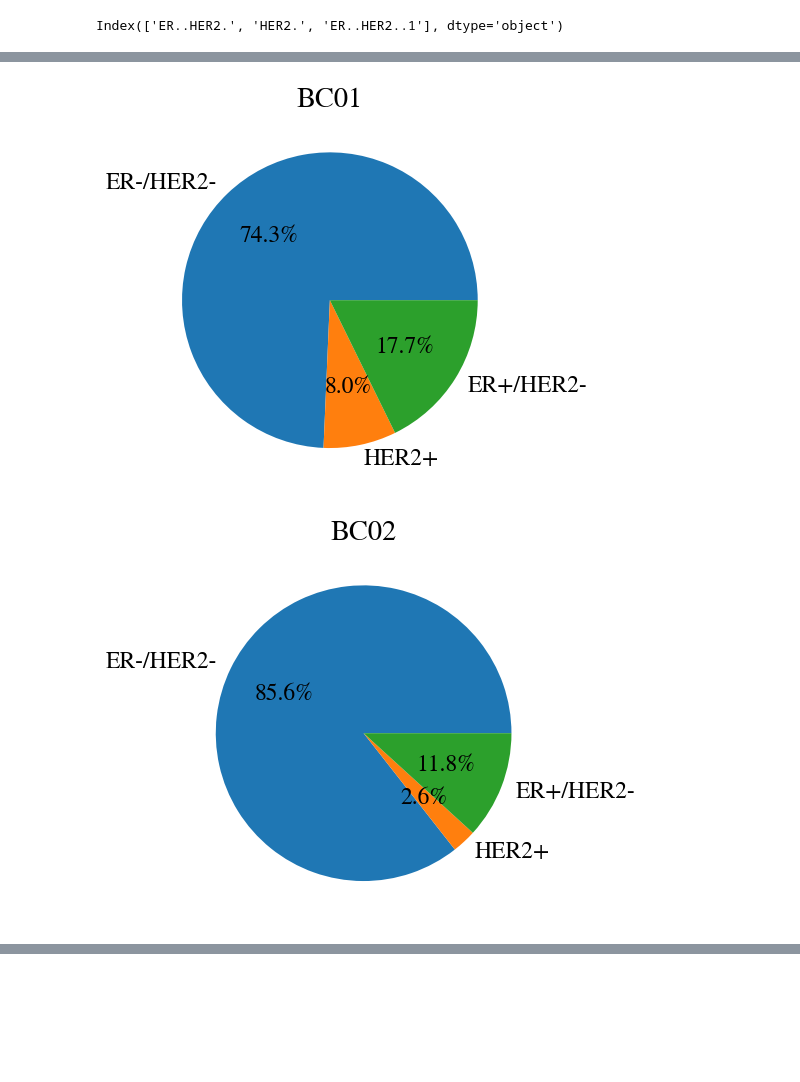
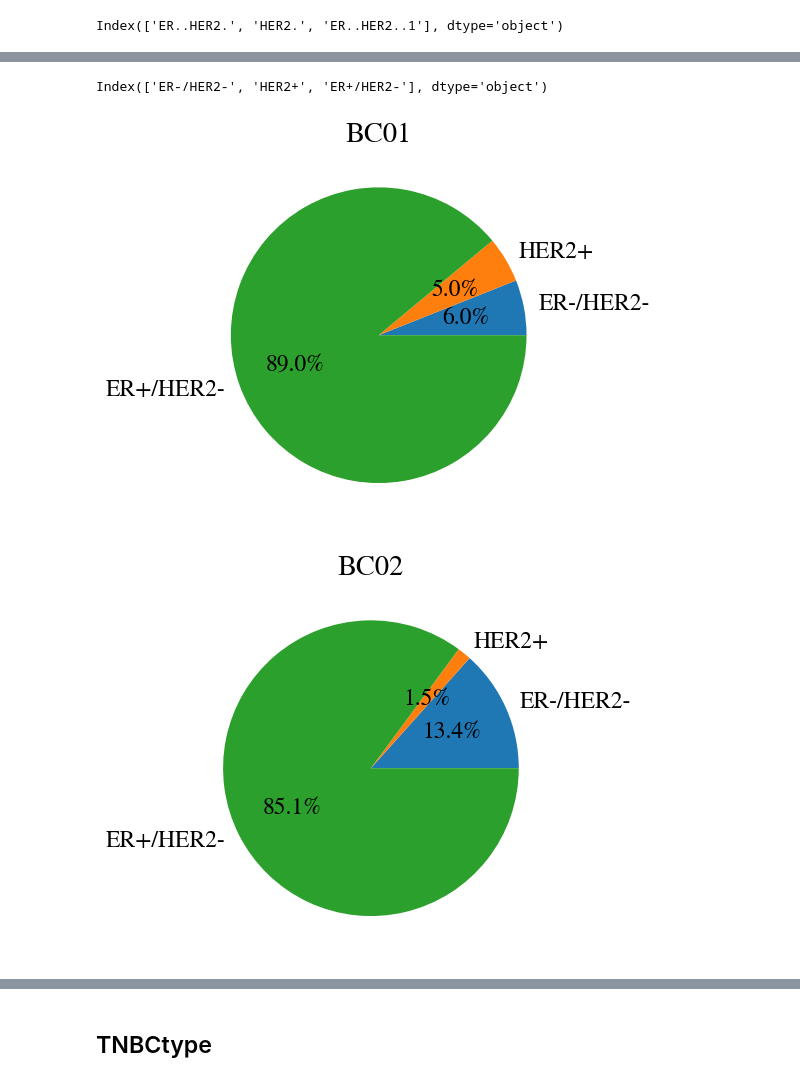
Before and after one commit to KyriakosPsa/BreastCancer-SingleCell, a Jupyter notebook: preprocessing_spyr.ipynb, the cells around one changed output, grey strips where cells are left out. Saved outputs shown, nothing was run; the diff lists cells and outputs as text; code cells hidden in the pictures; blank space fills up the shorter version.

```diff
--- a/preprocessing_spyr.ipynb
+++ b/preprocessing_spyr.ipynb
@@ -797,9 +797,9 @@ cadata.obs['ER+/HER2-'] = list(er_her2[er_her2.columns[2]])
 # %%
 piechart_df = pd.DataFrame({
     'tumor_groups': cadata.obs['tumor_groups'],
-    'ER-/HER2-': cadata.obs[er_her2.columns[0]],
-    'HER2+': cadata.obs[er_her2.columns[1]],
-   'ER+/HER2-': cadata.obs[er_her2.columns[2]]
+    'ER-/HER2-': cadata.obs['ER-/HER2-'],
+    'HER2+': cadata.obs['HER2+'],
+   'ER+/HER2-': cadata.obs['ER+/HER2-']
 })
 piechart_df.head()
 # %% [output]
@@ -811,0 +812,3 @@ piechart_df.head()
+# %%
+grouped_df = piechart_df.groupby('tumor_groups').sum()
+grouped_df.head(13)
@@ -812,16 +831,22 @@ piechart_df.head()
+# %%
+grouped_df.columns
+# %% [output]
+Index(['ER-/HER2-', 'HER2+', 'ER+/HER2-'], dtype='object')
 # %%
 # Iterate over rows in the grouped_df DataFrame
 for row in grouped_df.iterrows():
     # Get the tumor group and values for the current row
     tumor_group = row[0]
     values = row[1].values
+    if values.sum() == 0:
+        continue
 
     # Create a pie chart for the current row
     plt.figure()
     plt.pie(values, labels=grouped_df.columns, autopct='%1.1f%%')
     plt.title(tumor_group)
 
 plt.show()
 # %% [output]
-[figure, old version]
+[figure, new version]
-[figure, old version]
+[figure, new version]
@@ -838,0 +863,2 @@ plt.show()
+# %% [markdown]
+## TNBCtype ##
```
Also changed, not shown: parts of 14 cells of this notebook.
